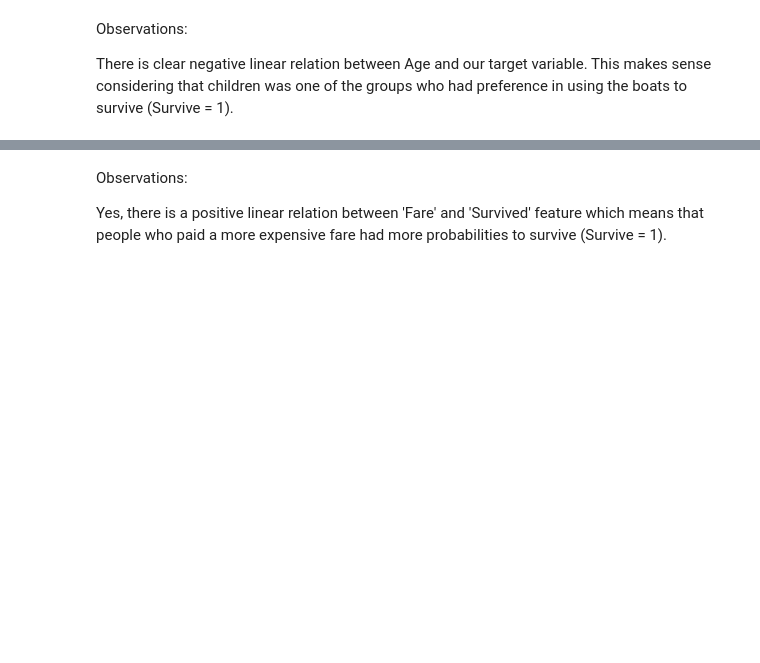
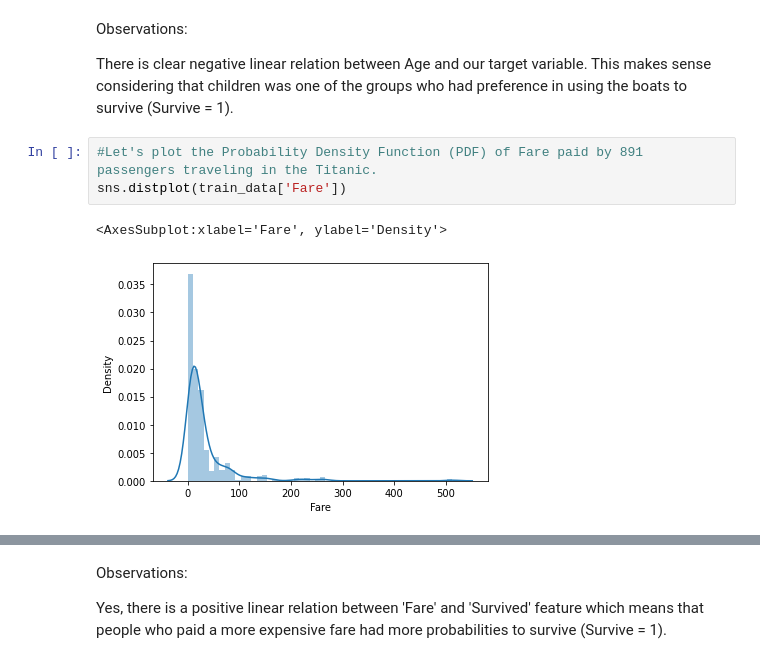
Before and after one commit to 4GeeksAcademy/machine-learning-content, a Jupyter notebook: 05-3d-data/exploratory-data-analysis.ipynb, the cells around one changed output, grey strips where cells are left out. Saved outputs shown, nothing was run; the diff lists cells and outputs as text; blank space fills up the shorter version.

```diff
--- a/05-3d-data/exploratory-data-analysis.ipynb
+++ b/05-3d-data/exploratory-data-analysis.ipynb
@@ -201,3 +219,9 @@ plt.ylim(0,)
 Observations:
 
 There is clear negative linear relation between Age and our target variable. This makes sense considering that children was one of the groups who had preference in using the boats to survive (Survive = 1).
+# %%
+#Let's plot the Probability Density Function (PDF) of Fare paid by 891 passengers traveling in the Titanic.
+sns.distplot(train_data['Fare'])
+# %% [output]
+<AxesSubplot:xlabel='Fare', ylabel='Density'>
+[figure, added]
```
Also changed, not shown: parts of 12 cells of this notebook, 1 other file.
